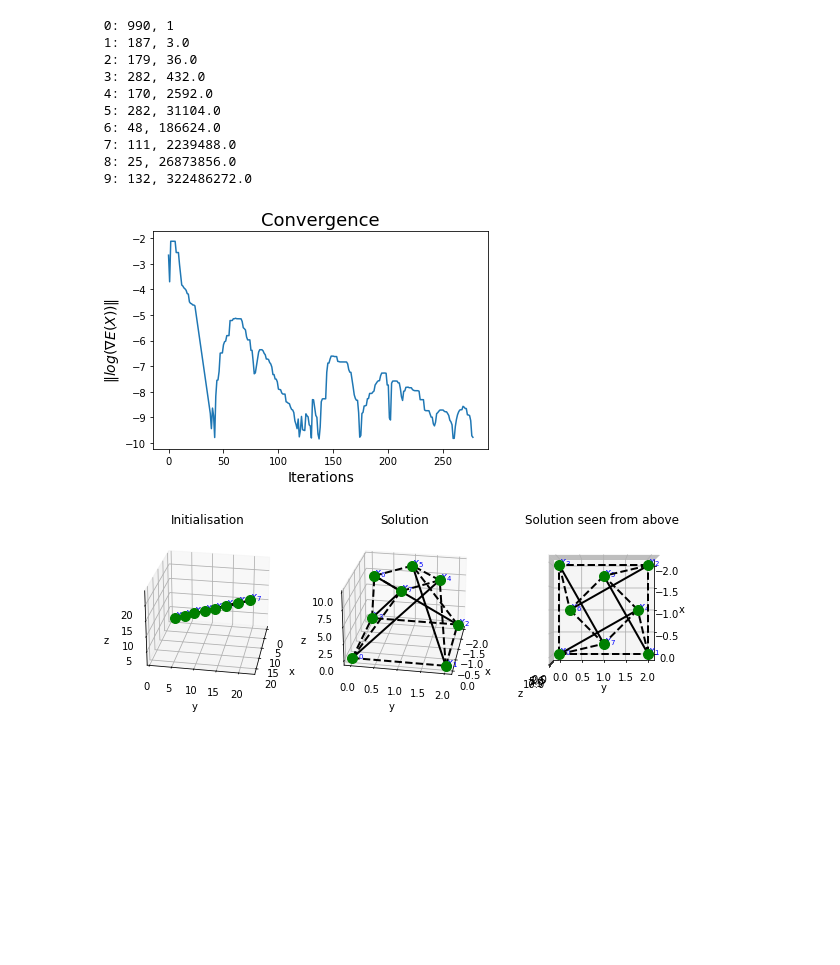
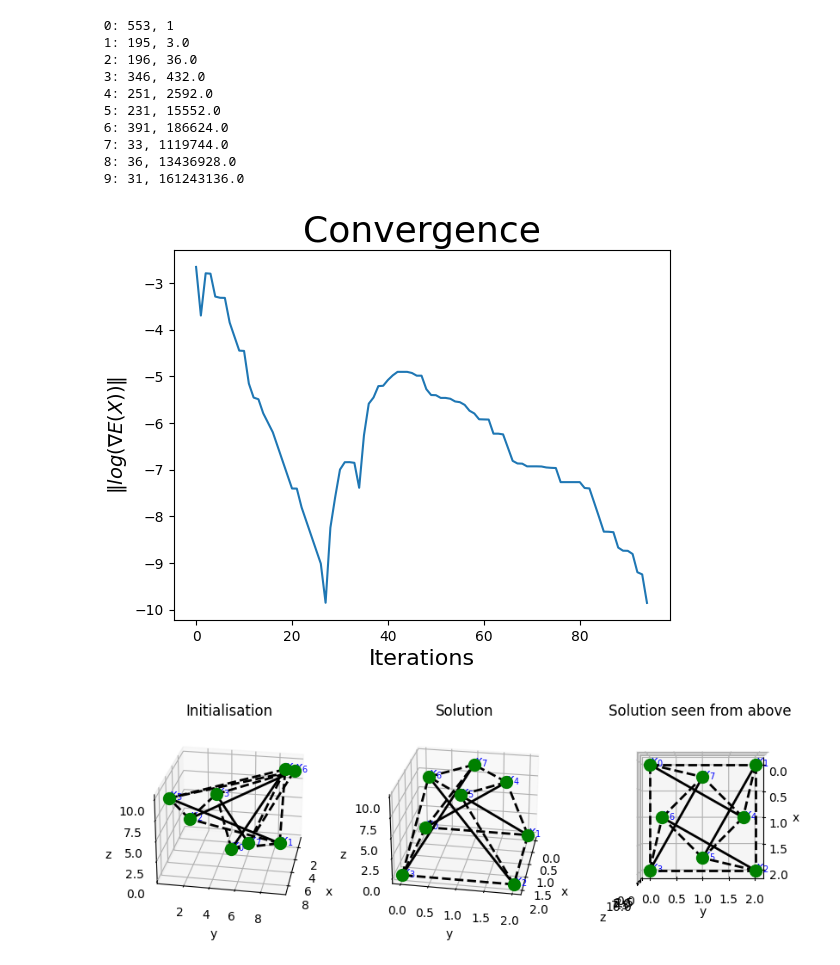
Before and after one commit to otkulseng/Opt1_Project, a Jupyter notebook: Kode/experiments.ipynb, the cells around one changed output. Saved outputs shown, nothing was run; the diff lists cells and outputs as text; code cells hidden in the pictures; blank space fills up the shorter version.

Commit message:
random init på freestanding

```diff
--- a/Kode/experiments.ipynb
+++ b/Kode/experiments.ipynb
@@ -118,50 +118,52 @@ if SAVE_TO_FILE:
 # %%
 ts = TEST.FREESTANDING
-x0 = np.arange(3 * len(ts.free_weights))
+# x0 = np.arange(3 * len(ts.free_weights))
+
+x0 = np.random.uniform(0, 10, size=(3 * len(ts.free_weights)))
 
 mu = 1
 prev = x0
 for i in range(10):
     res, num = bfgs(prev, ts.func(mu), ts.grad(mu), Niter=1000, return_iteration=True)
     print(f' {i}: {num}, {mu} ')
 
     mu *= 1.5
     if num < 1000:
         mu *= 2
     if num < 500:
         mu *= 2
     if num < 250:
         mu *= 2
 
     mu = min(mu, 1e10)
 
     if np.linalg.norm(res - prev) < 1e-12:
         break
     prev = res
 
 res, conv = bfgs(res, ts.func(mu), ts.grad(mu), Niter=1000, convergence_plot=True)
 
 
 conv_plot(conv)
 if SAVE_TO_FILE:
     plt.savefig("../Bilder/freestandingconv.pdf", bbox_inches='tight',pad_inches = 0) # Used in report.
 
 fig, ax = ts.plot(res,x0)
 if SAVE_TO_FILE:
     plt.savefig("../Bilder/freestanding.pdf", bbox_inches='tight',pad_inches = 0) # Used in report.
 # %% [output]
- 0: 990, 1
- 1: 187, 3.0
- 2: 179, 36.0
- 3: 282, 432.0
- 4: 170, 2592.0
- 5: 282, 31104.0
- 6: 48, 186624.0
- 7: 111, 2239488.0
- 8: 25, 26873856.0
- 9: 132, 322486272.0
+ 0: 553, 1
+ 1: 195, 3.0
+ 2: 196, 36.0
+ 3: 346, 432.0
+ 4: 251, 2592.0
+ 5: 231, 15552.0
+ 6: 391, 186624.0
+ 7: 33, 1119744.0
+ 8: 36, 13436928.0
+ 9: 31, 161243136.0
-[figure, old version]
+[figure, new version]
-[figure, old version]
+[figure, new version]
 # %%
 n = 2
 ts = TEST.STORIES(n)
```
Also changed, not shown: parts of 8 cells of this notebook, 15 other files.
